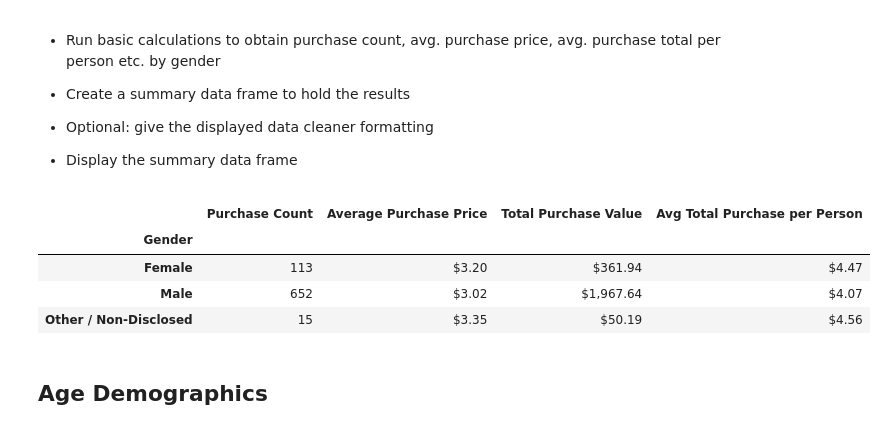
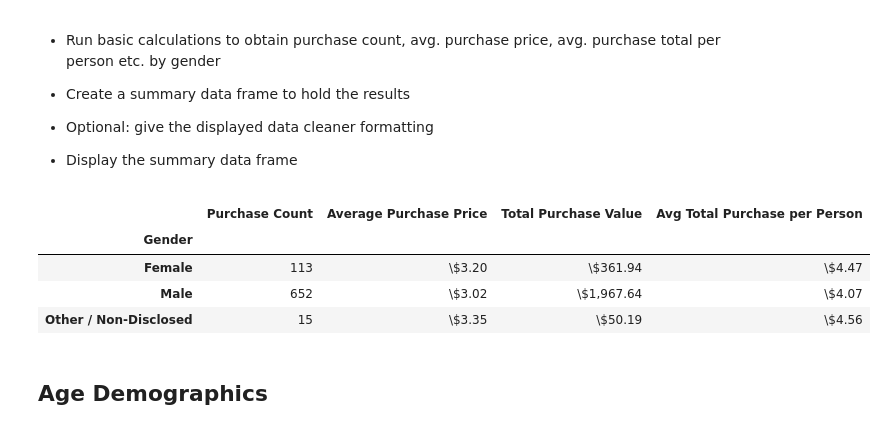
Before and after one commit to Adam-Forest/Unit-4-Pandas, a Jupyter notebook: HeroesOfPymoli/HeroesOfPymoli.ipynb, the cells around one changed output. Cells and saved outputs as stored; diff of their text form; code cells hidden in the pictures.

```diff
--- a/HeroesOfPymoli/HeroesOfPymoli.ipynb
+++ b/HeroesOfPymoli/HeroesOfPymoli.ipynb
@@ -131,32 +131,32 @@ total_player_count_gender.sort_values(["Total Player Count"], ascending = False)
 # %%
 #collect purchase data in variables for clarity
 #purchase_data_gender=purchase_data.groupby(['Gender']), defined above
 #total_players_gender = purchase_data_gender["SN"].nunique() defined above
 
 #total player purchases from gender grouped dataframe
 total_purchase_count_gender = purchase_data_gender["Item ID"].count()
 
 #average price of player purchase from gender grouped dataframe
 total_purchase_average_gender = purchase_data_gender["Price"].mean()
 
 #total price of purchases per player from gender grouped dataframe
 total_purchase_price_gender = purchase_data_gender["Price"].sum()
 
 #average total price of purchases per player from gender grouped dataframe, use total_players_gender from above
 average_purchasse_price_gender = total_purchase_price_gender / total_players_gender
 
 #merge dataframes into full analysis, give series column names here
 purchase_analysis_gender = pd.concat([total_purchase_count_gender.rename("Purchase Count"),total_purchase_average_gender.rename("Average Purchase Price"),total_purchase_price_gender.rename("Total Purchase Value"),average_purchasse_price_gender.rename("Avg Total Purchase per Person")],axis=1)
 
 #format for nice display
 #format for price, output result
-purchase_analysis_gender.style.format({'Average Purchase Price':"${:,.2f}", 'Total Purchase Value': '${:,.2f}', 'Avg Total Purchase per Person': '${:,.2f}'})
+purchase_analysis_gender.style.format({'Average Purchase Price':"\\${:,.2f}", 'Total Purchase Value': '\\${:,.2f}', 'Avg Total Purchase per Person': '\\${:,.2f}'})
 # %% [output]
 |  | Purchase Count | Average Purchase Price | Total Purchase Value | Avg Total Purchase per Person |
 | Gender |  |  |  |  |
-| Female | 113 | $3.20 | $361.94 | $4.47 |
-| Male | 652 | $3.02 | $1,967.64 | $4.07 |
-| Other / Non-Disclosed | 15 | $3.35 | $50.19 | $4.56 |
+| Female | 113 | \$3.20 | \$361.94 | \$4.47 |
+| Male | 652 | \$3.02 | \$1,967.64 | \$4.07 |
+| Other / Non-Disclosed | 15 | \$3.35 | \$50.19 | \$4.56 |
 # %% [markdown]
 ## Age Demographics
 # %% [markdown]
```
Also changed, not shown: parts of 5 cells of this notebook.
